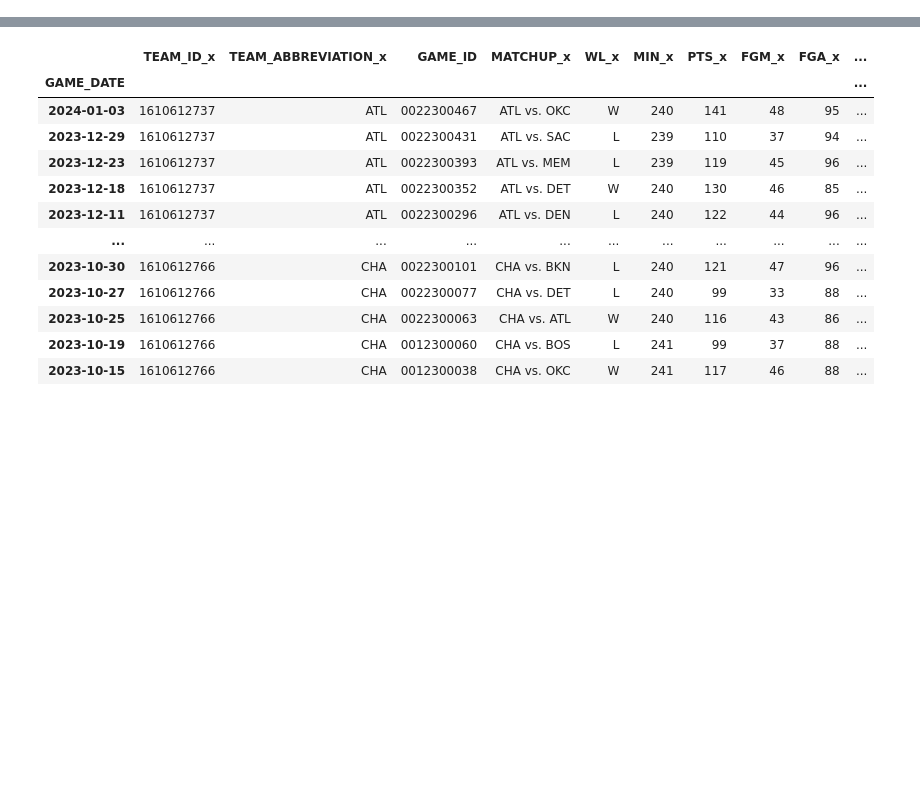
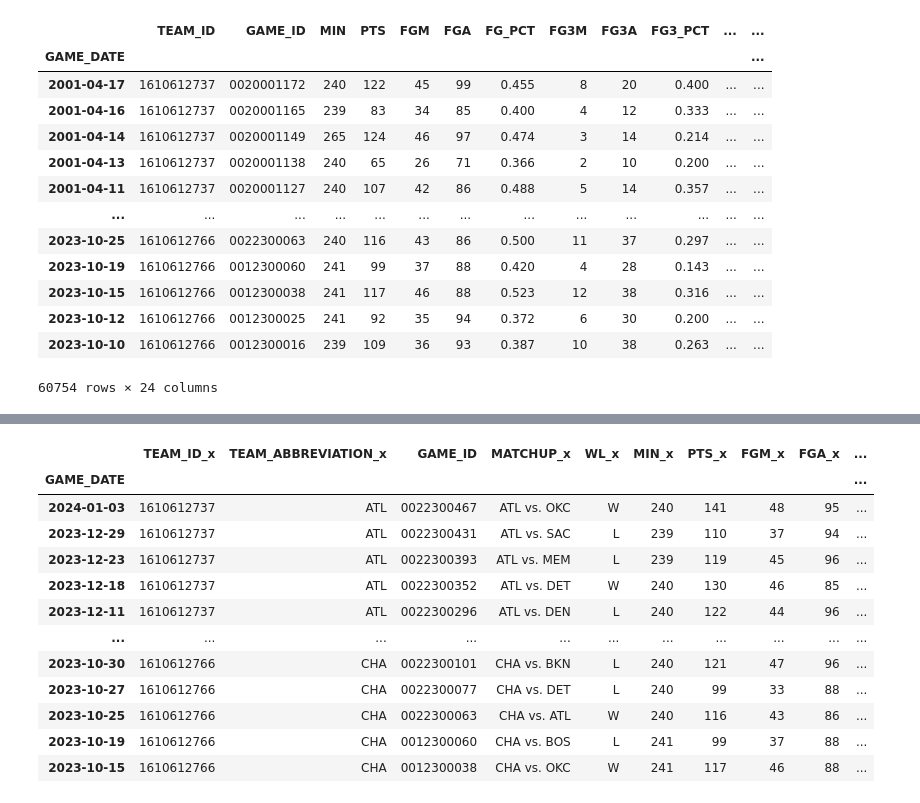
Before and after one commit to jakezur1/nbAI, a Jupyter notebook: data.ipynb, the cells around one changed output, grey strips where cells are left out. Saved outputs shown, nothing was run; the diff lists cells and outputs as text; code cells hidden in the pictures; blank space fills up the shorter version.

```diff
--- a/data.ipynb
+++ b/data.ipynb
@@ -69,0 +76,18 @@ team_stats
+# %%
+model_data = team_stats.drop(['TEAM_ABBREVIATION', 'MATCHUP', 'WL'], axis=1)
+model_data
+# %% [output]
+|  | TEAM_ID | GAME_ID | MIN | PTS | FGM | FGA | FG_PCT | FG3M | FG3A | FG3_PCT | ... | ... |
+| GAME_DATE |  |  |  |  |  |  |  |  |  |  |  | ... |
+| 2001-04-17 | 1610612737 | 0020001172 | 240 | 122 | 45 | 99 | 0.455 | 8 | 20 | 0.400 | ... | ... |
+| 2001-04-16 | 1610612737 | 0020001165 | 239 | 83 | 34 | 85 | 0.400 | 4 | 12 | 0.333 | ... | ... |
+| 2001-04-14 | 1610612737 | 0020001149 | 265 | 124 | 46 | 97 | 0.474 | 3 | 14 | 0.214 | ... | ... |
+| 2001-04-13 | 1610612737 | 0020001138 | 240 | 65 | 26 | 71 | 0.366 | 2 | 10 | 0.200 | ... | ... |
+| 2001-04-11 | 1610612737 | 0020001127 | 240 | 107 | 42 | 86 | 0.488 | 5 | 14 | 0.357 | ... | ... |
+| ... | ... | ... | ... | ... | ... | ... | ... | ... | ... | ... | ... | ... |
+| 2023-10-25 | 1610612766 | 0022300063 | 240 | 116 | 43 | 86 | 0.500 | 11 | 37 | 0.297 | ... | ... |
+| 2023-10-19 | 1610612766 | 0012300060 | 241 | 99 | 37 | 88 | 0.420 | 4 | 28 | 0.143 | ... | ... |
+| 2023-10-15 | 1610612766 | 0012300038 | 241 | 117 | 46 | 88 | 0.523 | 12 | 38 | 0.316 | ... | ... |
+| 2023-10-12 | 1610612766 | 0012300025 | 241 | 92 | 35 | 94 | 0.372 | 6 | 30 | 0.200 | ... | ... |
+| 2023-10-10 | 1610612766 | 0012300016 | 239 | 109 | 36 | 93 | 0.387 | 10 | 38 | 0.263 | ... | ... |
+60754 rows × 24 columns
```
Also changed, not shown: parts of 10 cells of this notebook.
